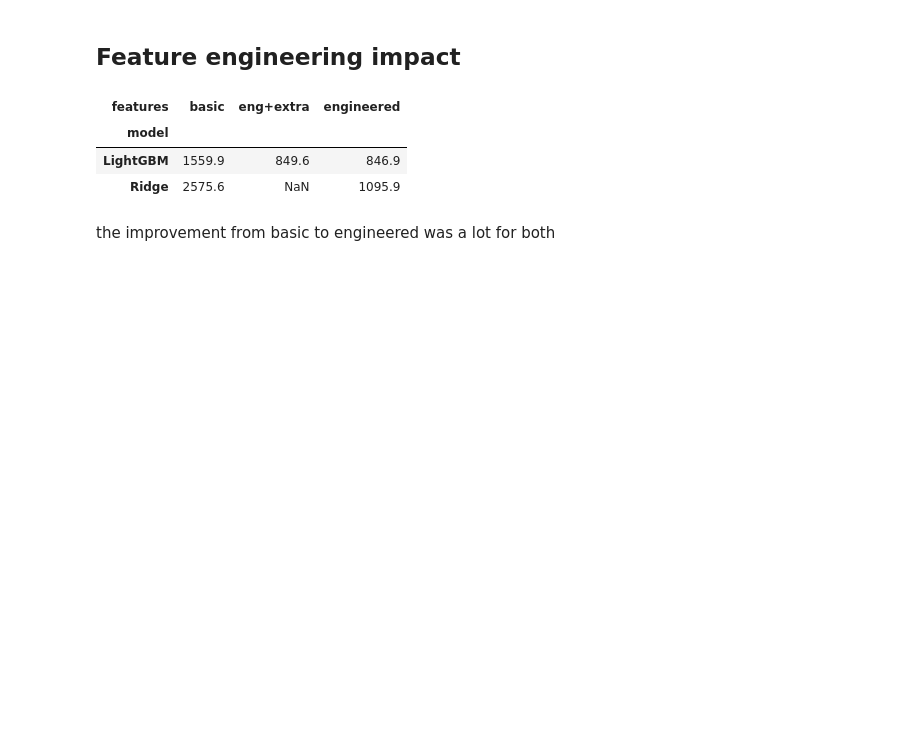
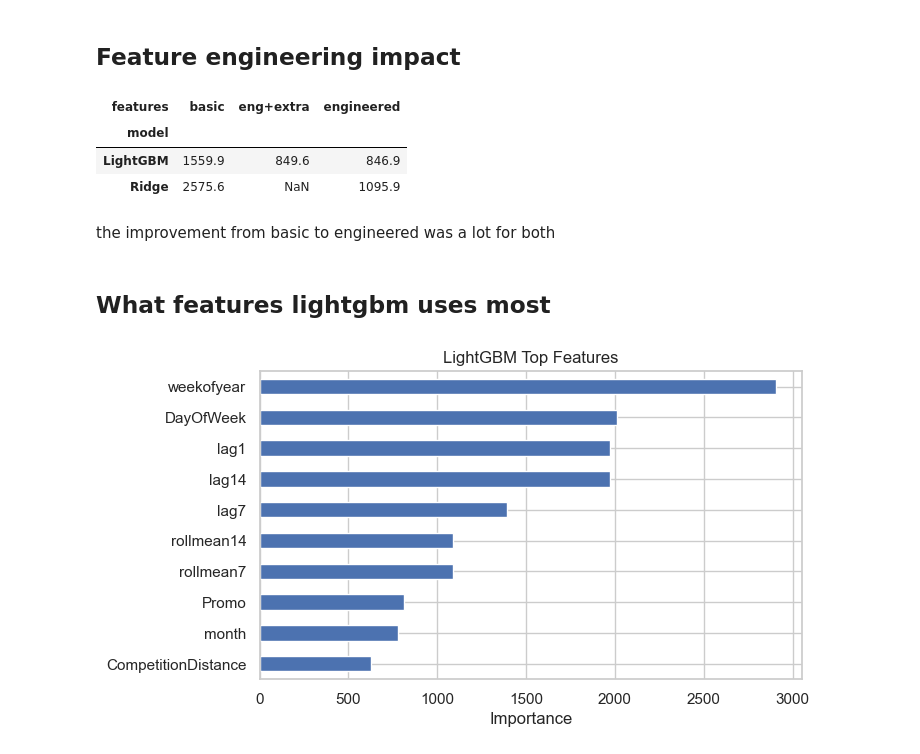
Before and after one commit to sam-ensafi/retail-sales-forecasting-rossmann, a Jupyter notebook: notebooks/results.ipynb, the cells around one changed output. Saved outputs shown, nothing was run; the diff lists cells and outputs as text; code cells hidden in the pictures; blank space fills up the shorter version.

Commit message:
feature importance

```diff
--- a/notebooks/results.ipynb
+++ b/notebooks/results.ipynb
@@ -155,3 +155,14 @@ fe.pivot(index='model',columns="features", values = "RMSE")
 | Ridge | 2575.6 | NaN | 1095.9 |
 # %% [markdown]
 the improvement from basic to engineered was a lot for both
+# %% [markdown]
+## What features lightgbm uses most
+# %%
+top = imp.sort_values(ascending=False).head(10)
+plt.figure(figsize=(7,4))
+top[::-1].plot(kind='barh')
+plt.title("LightGBM Top Features")
+plt.xlabel("Importance")
+plt.show()
+# %% [output]
+[figure, added]
```
